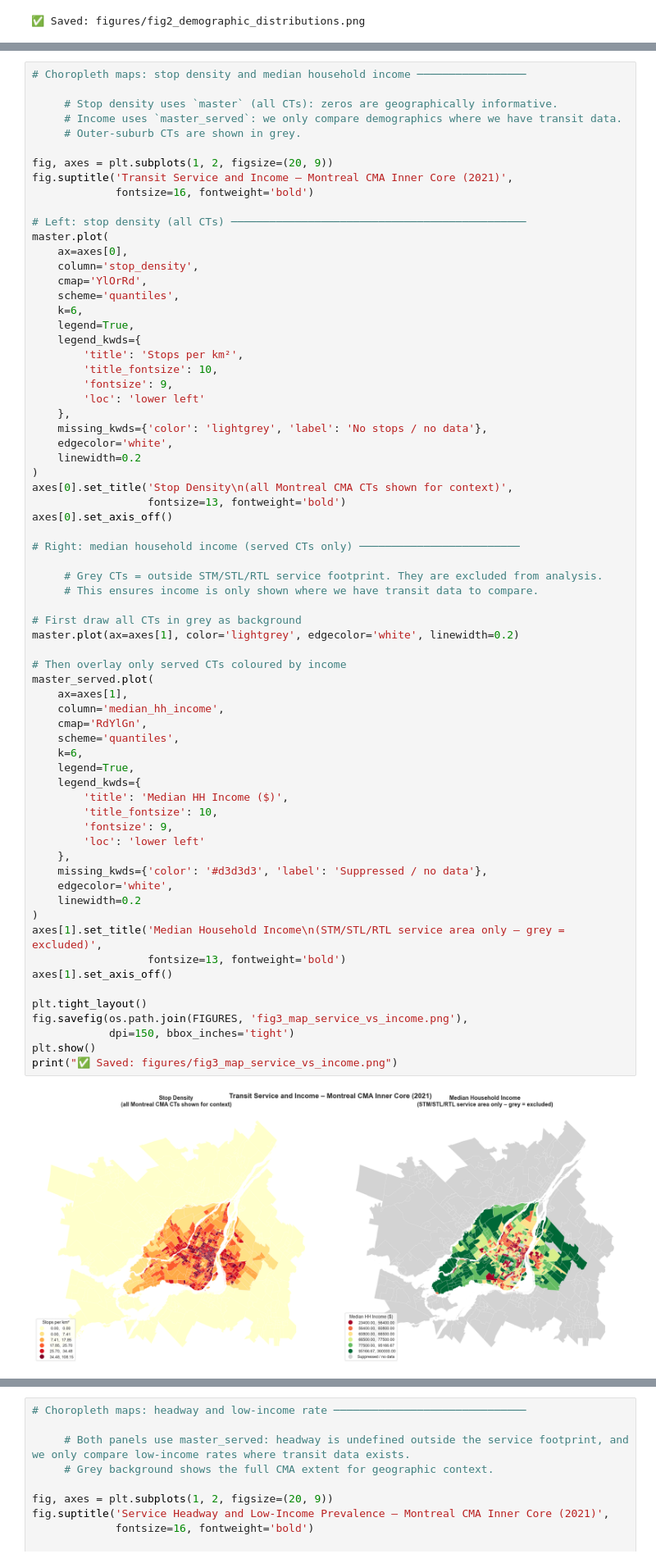
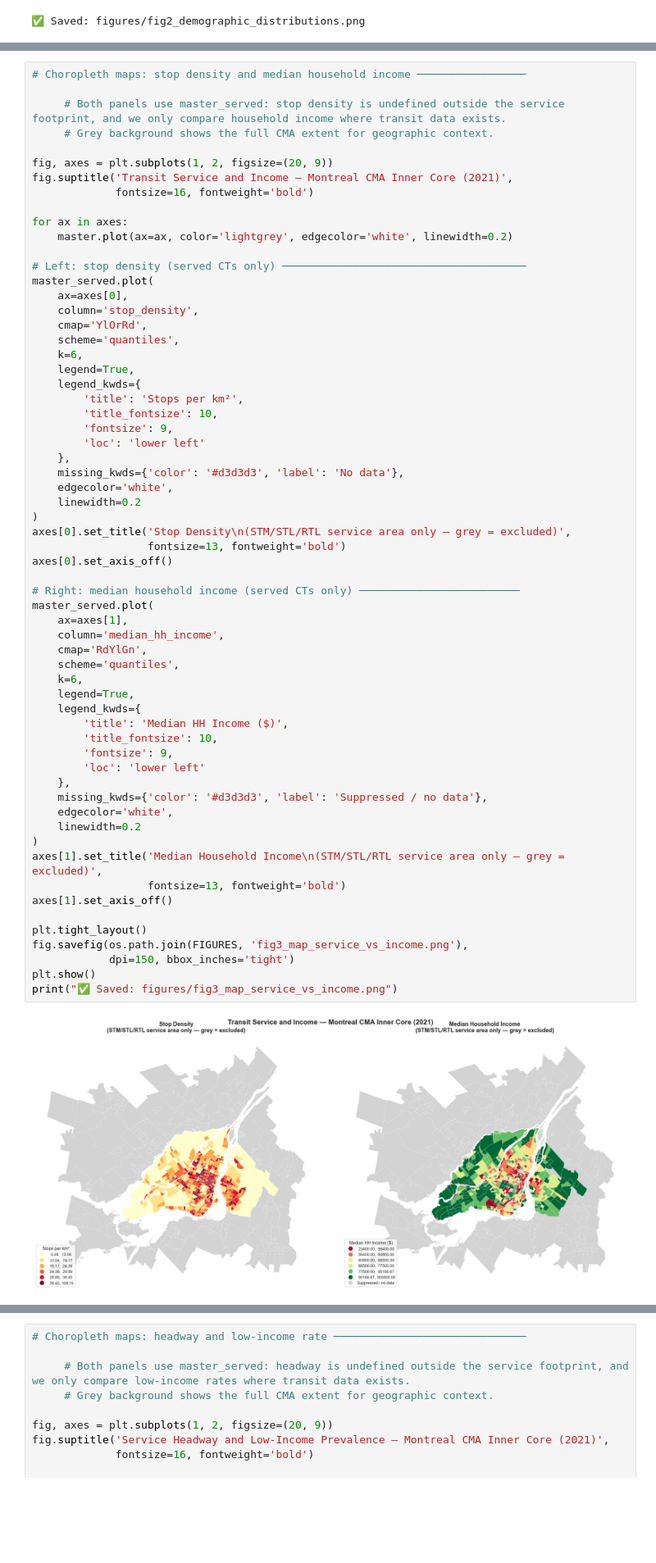
Before and after one commit to bruna-bado/transit-equity-montreal, a Jupyter notebook: notebooks/analysis.ipynb, the cells around one changed output, grey strips where cells are left out. Shown at 82% size. Saved outputs shown, nothing was run; the diff lists cells and outputs as text; blank space fills up the shorter version.

```diff
--- a/notebooks/analysis.ipynb
+++ b/notebooks/analysis.ipynb
@@ -1400,16 +1405,18 @@ The maps below provide an initial spatial view of the data. Patterns visible her
 # %%
 # Choropleth maps: stop density and median household income ─────────────────
 
-     # Stop density uses `master` (all CTs): zeros are geographically informative.
-     # Income uses `master_served`: we only compare demographics where we have transit data.
-     # Outer-suburb CTs are shown in grey.
+     # Both panels use master_served: stop density is undefined outside the service footprint, and we only compare household income where transit data exists.
+     # Grey background shows the full CMA extent for geographic context.
 
 fig, axes = plt.subplots(1, 2, figsize=(20, 9))
-fig.suptitle('Transit Service and Income – Montreal CMA Inner Core (2021)',
+fig.suptitle('Transit Service and Income — Montreal CMA Inner Core (2021)',
              fontsize=16, fontweight='bold')
 
-# Left: stop density (all CTs) ──────────────────────────────────────────────
-master.plot(
+for ax in axes:
+    master.plot(ax=ax, color='lightgrey', edgecolor='white', linewidth=0.2)
+
+# Left: stop density (served CTs only) ──────────────────────────────────────
+master_served.plot(
     ax=axes[0],
     column='stop_density',
     cmap='YlOrRd',
@@ -1422,51 +1429,43 @@ master.plot(
         'fontsize': 9,
         'loc': 'lower left'
     },
-    missing_kwds={'color': 'lightgrey', 'label': 'No stops / no data'},
+    missing_kwds={'color': '#d3d3d3', 'label': 'No data'},
     edgecolor='white',
     linewidth=0.2
 )
-axes[0].set_title('Stop Density\n(all Montreal CMA CTs shown for context)',
+axes[0].set_title('Stop Density\n(STM/STL/RTL service area only — grey = excluded)',
                   fontsize=13, fontweight='bold')
 axes[0].set_axis_off()
 
 # Right: median household income (served CTs only) ─────────────────────────
-
-     # Grey CTs = outside STM/STL/RTL service footprint. They are excluded from analysis.
-     # This ensures income is only shown where we have transit data to compare.
-
-# First draw all CTs in grey as background
-master.plot(ax=axes[1], color='lightgrey', edgecolor='white', linewidth=0.2)
-
-# Then overlay only served CTs coloured by income
 master_served.plot(
     ax=axes[1],
     column='median_hh_income',
     cmap='RdYlGn',
     scheme='quantiles',
     k=6,
     legend=True,
     legend_kwds={
         'title': 'Median HH Income ($)',
         'title_fontsize': 10,
         'fontsize': 9,
         'loc': 'lower left'
     },
     missing_kwds={'color': '#d3d3d3', 'label': 'Suppressed / no data'},
     edgecolor='white',
     linewidth=0.2
 )
-axes[1].set_title('Median Household Income\n(STM/STL/RTL service area only – grey = excluded)',
+axes[1].set_title('Median Household Income\n(STM/STL/RTL service area only — grey = excluded)',
                   fontsize=13, fontweight='bold')
 axes[1].set_axis_off()
 
 plt.tight_layout()
 fig.savefig(os.path.join(FIGURES, 'fig3_map_service_vs_income.png'),
             dpi=150, bbox_inches='tight')
 plt.show()
 print("✅ Saved: figures/fig3_map_service_vs_income.png")
 # %% [output]
-[figure, old version]
+[figure, new version]
 ✅ Saved: figures/fig3_map_service_vs_income.png
 # %%
 # Choropleth maps: headway and low-income rate ──────────────────────────────
```
Also changed, not shown: parts of 26 cells of this notebook, 4 other files.
